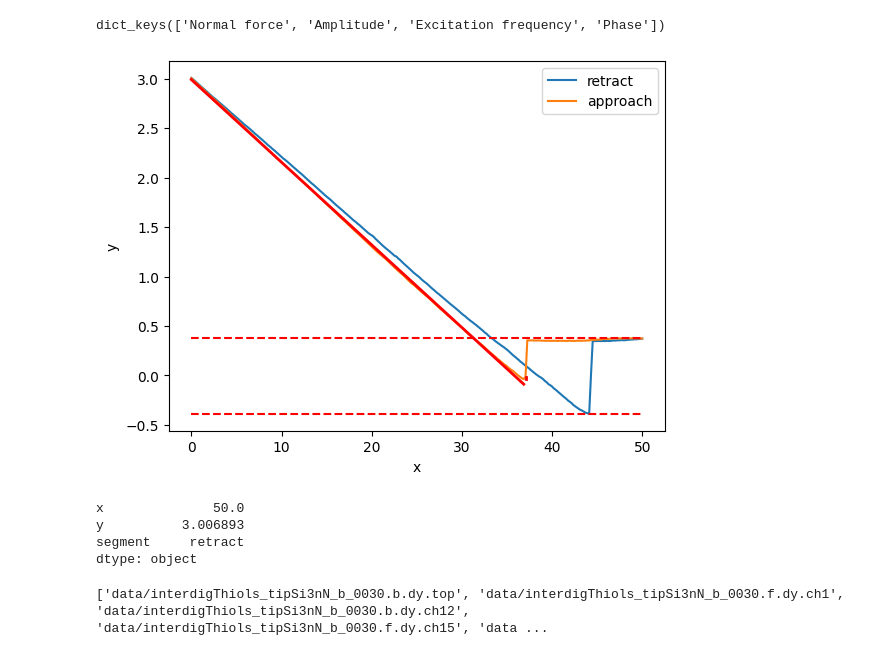
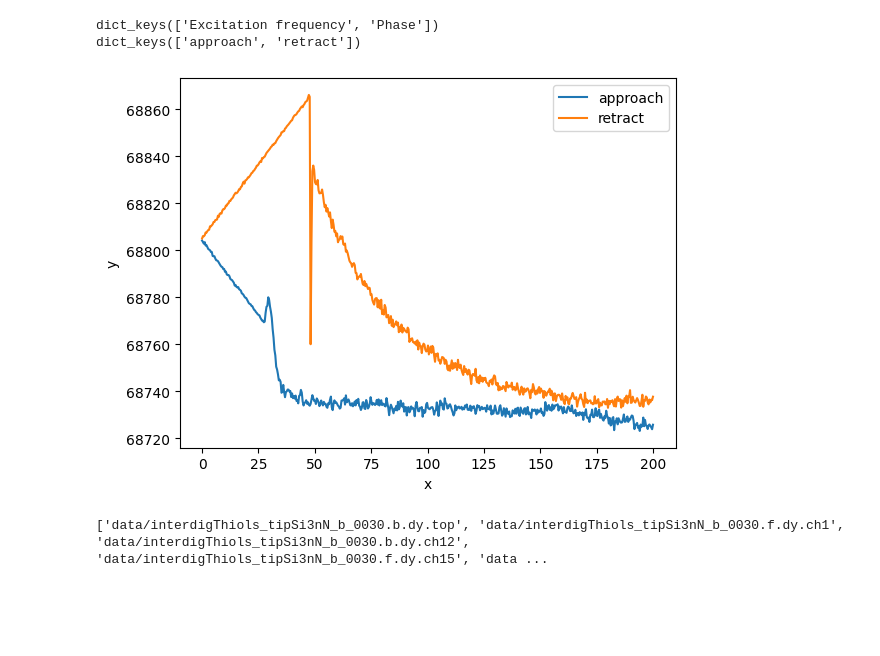
Before and after one commit to PranavSudersan/AFM-Dashboard, a Jupyter notebook: Calibrator.ipynb, the cells around one changed output. Cells and saved outputs as stored; diff of their text form; code cells hidden in the pictures; blank space fills up the shorter version.

```diff
--- a/Calibrator.ipynb
+++ b/Calibrator.ipynb
@@ -159,36 +13,38 @@ def calc_spectro_prop(data, channel, img_dir):
 # %%
-#filepath = 'data/interdigThiols_tipSi3nN_b_0023_Excitation frequency.f.curves'
-filepath = 'data/interdigThiolsHeated_tipNweSi3nN_a_0031_Excitation frequency.f.stp'
-test_data = wsxm_readstp(filepath)
+filepath = 'data/interdigThiols_tipSi3nN_b_0023_Excitation frequency.f.curves'
+# filepath = 'data/interdigThiolsHeated_tipNweSi3nN_a_0031_Excitation frequency.f.stp'
+test_data = wsxm_readcurves(filepath)
 print(test_data.keys())
-test_chan = 'Normal force' #'Normal force', 'Amplitude', 'Excitation frequency', 'Phase'
-# print(test_data[test_chan]['Curves'][1]['data'].keys())
-test_spectro, test_param = wsxm_getspectro2(test_data, test_chan, 1)
+test_chan = 'Excitation frequency' #'Normal force', 'Amplitude', 'Excitation frequency', 'Phase'
+curv_num = 1
+print(test_data[test_chan]['curves'][curv_num]['data'].keys())
+
+spectro_data = test_data[test_chan]['curves'][curv_num]['data']
+test_spectro, test_param = wsxm_calcspectroparam(spectro_data, test_chan)
 # print(test_param)
 fig, ax = plt.subplots()
 sns.lineplot(data=test_spectro, x="x", y="y", hue="segment", ax=ax)
 handles, labels = ax.get_legend_handles_labels()
 ax.legend(handles=handles, labels=labels) #remove legend title
+
 #show calculations in plot for checking
-plt.hlines(test_param['Adhesion']['zero'], test_spectro['x'].min(),
-           test_spectro['x'].max(), linestyles='dashed', colors='r')
-plt.hlines(test_param['Adhesion']['min'], test_spectro['x'].min(),
-           test_spectro['x'].max(), linestyles='dashed', colors='r')
-plt.plot(test_param['Snap-in distance']['x'], test_param['Snap-in distance']['y'],
-         'r', linestyle='solid',linewidth=2)
-plt.plot(test_param['Stiffness']['x'], test_param['Stiffness']['y'],
-         'r', linestyle='solid',linewidth=2)
+# plt.hlines(test_param['Adhesion']['zero'], test_spectro['x'].min(),
+#            test_spectro['x'].max(), linestyles='dashed', colors='r')
+# plt.hlines(test_param['Adhesion']['min'], test_spectro['x'].min(),
+#            test_spectro['x'].max(), linestyles='dashed', colors='r')
+# plt.plot(test_param['Snap-in distance']['x'], test_param['Snap-in distance']['y'],
+#          'r', linestyle='solid',linewidth=2)
+# plt.plot(test_param['Stiffness']['x'], test_param['Stiffness']['y'],
+#          'r', linestyle='solid',linewidth=2)
 
 plt.show()
-# test_data[test_chan]['Curves'][1]['data']['segment']
-print(test_spectro.max())
+# test_data[test_chan]['curves'][curv_num]['header']
+# print(test_spectro.max())
+# test_spectro
 # %% [output]
-dict_keys(['Normal force', 'Amplitude', 'Excitation frequency', 'Phase'])
+dict_keys(['Excitation frequency', 'Phase'])
+dict_keys(['approach', 'retract'])
-[figure, old version]
+[figure, new version]
-x              50.0
-y          3.006893
-segment     retract
-dtype: object
 # %%
 filepath = 'data/interdigThiols_tipSi3nN_b_0030.b.dy.top'
 test_data = wsxm_readchan(filepath)
```
Also changed, not shown: parts of 6 cells of this notebook, 2 other files.
